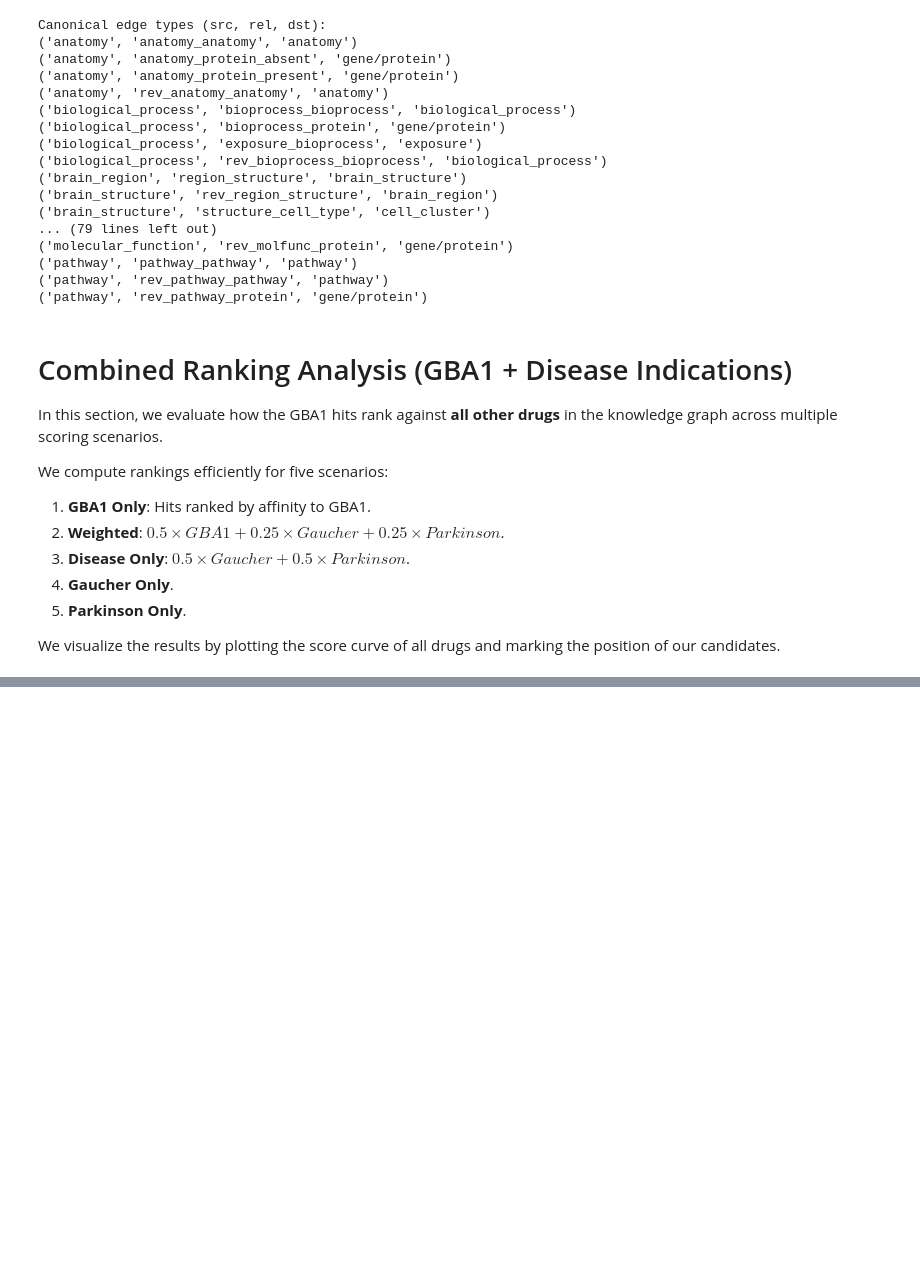
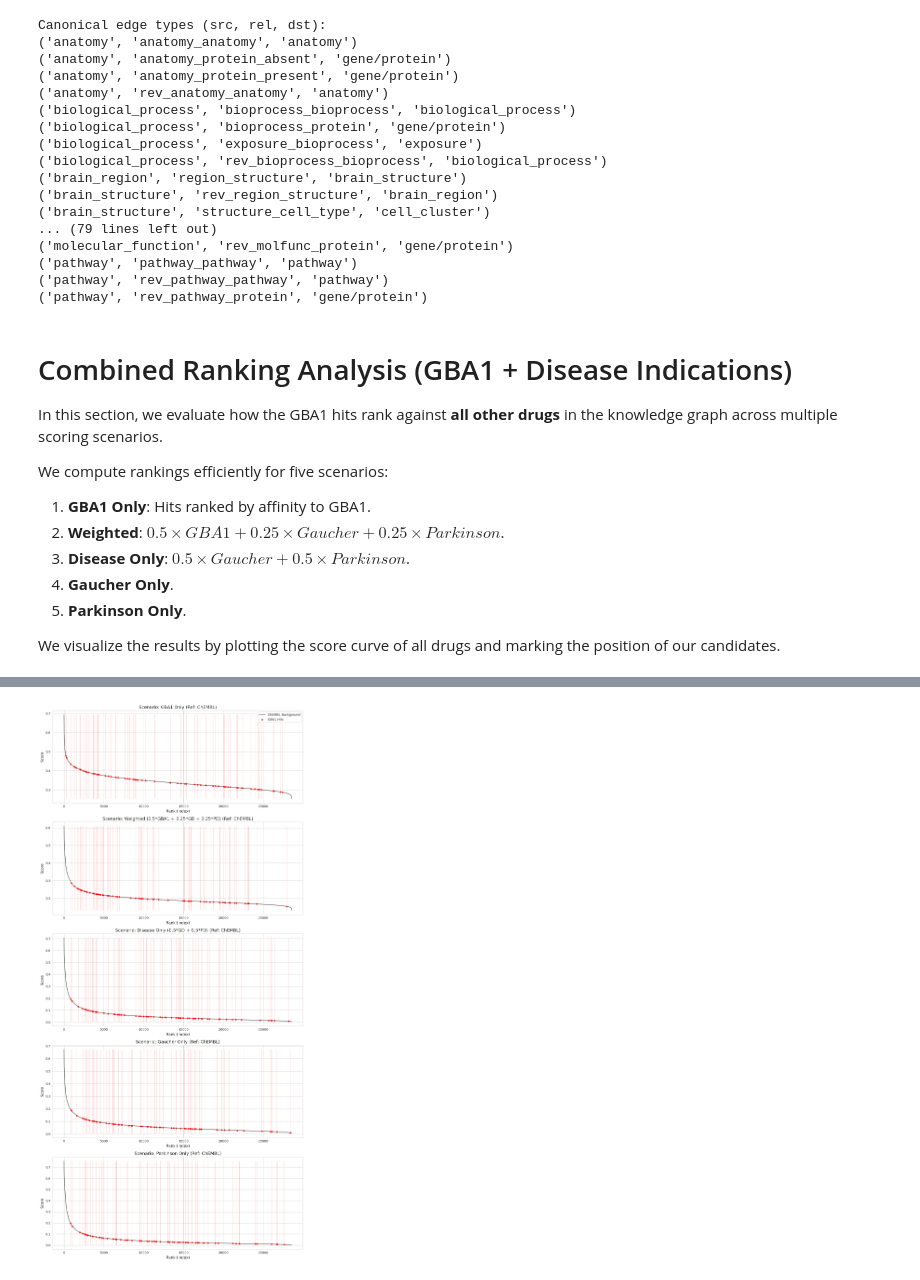
Before and after one commit to mims-harvard/PROTON-GEM, a Jupyter notebook: notebooks/molecular_analysis/GBA1_ranking_analysis.ipynb, the cells around one changed output, grey strips where cells are left out. Cells and saved outputs as stored; diff of their text form; code cells hidden in the pictures; blank space fills up the shorter version.

```diff
--- a/notebooks/molecular_analysis/GBA1_ranking_analysis.ipynb
+++ b/notebooks/molecular_analysis/GBA1_ranking_analysis.ipynb
@@ -519,0 +652,53 @@ plt.show()
+# %%
+# 4. Visualization: Hits vs ChEMBL Background
+
+gd_score_m = disease_scores_merged.get("Gaucher disease", np.zeros_like(scores_gba1_merged))
+pd_score_m = disease_scores_merged.get("Parkinson disease", np.zeros_like(scores_gba1_merged))
+
+scenarios_merged = {
+    "GBA1 Only": scores_gba1_merged,
+    "Weighted (0.5*GBA1 + 0.25*GD + 0.25*PD)": 0.5 * scores_gba1_merged + 0.25 * gd_score_m + 0.25 * pd_score_m,
+    "Disease Only (0.5*GD + 0.5*PD)": 0.5 * gd_score_m + 0.5 * pd_score_m,
+    "Gaucher Only": gd_score_m,
+    "Parkinson Only": pd_score_m
+}
+
+fig, axes = plt.subplots(len(scenarios_merged), 1, figsize=(12, 5 * len(scenarios_merged)))
+if len(scenarios_merged) == 1: axes = [axes]
+
+for ax, (name, scores) in zip(axes, scenarios_merged.items()):
+    # Sort all scores descending
+    sorted_indices = np.argsort(-scores)
+    sorted_scores = scores[sorted_indices]
+
+    # Plot 'Background' (ChEMBL) curve
+    # We plot the full curve in black
+    ax.plot(np.arange(len(sorted_scores)), sorted_scores, color='black', linewidth=1, label='ChEMBL Background')
+
+    # Highlight Hits
+    # hit_indices_merged are relative to the merged array (0 to N)
+    # We need to find where these indices ended up in the sorted list
+    is_hit_sorted = np.isin(sorted_indices, hit_indices_merged)
+    hit_ranks = np.where(is_hit_sorted)[0]
+    hit_scores_sorted = sorted_scores[is_hit_sorted]
+
+    # Add markers
+    ax.vlines(hit_ranks, ymin=min(sorted_scores), ymax=max(sorted_scores), color='red', alpha=0.3, linewidth=0.5)
+    ax.scatter(hit_ranks, hit_scores_sorted, color='red', s=15, zorder=3, label='GBA1 Hits' if ax == axes[0] else "")
+
+    # Formatting
+    ax.set_title(f"Scenario: {name} (Ref: ChEMBL)", fontsize=14)
+    ax.set_xlabel("Rank (Index)", fontsize=12)
+    ax.set_ylabel("Score", fontsize=12)
+
+    # Stats
+    median_rank = np.median(hit_ranks)
+    median_norm_rank = median_rank / len(scores) * 100
+    _logger.info(f"{name}: Median Hit Rank = {median_rank:.0f}/{len(scores)} (Top {median_norm_rank:.2f}%)")
+
+    if ax == axes[0]: ax.legend()
+
+plt.tight_layout()
+plt.savefig(PROJECT_ROOT / "data/notebooks/molecular_analysis/gba1_vs_chembl_rank_curves.png")
+plt.show()
+# %% [output]
@@ -519,0 +713 @@ plt.show()
+[figure, added]
```
Also changed, not shown: parts of 13 cells of this notebook.
